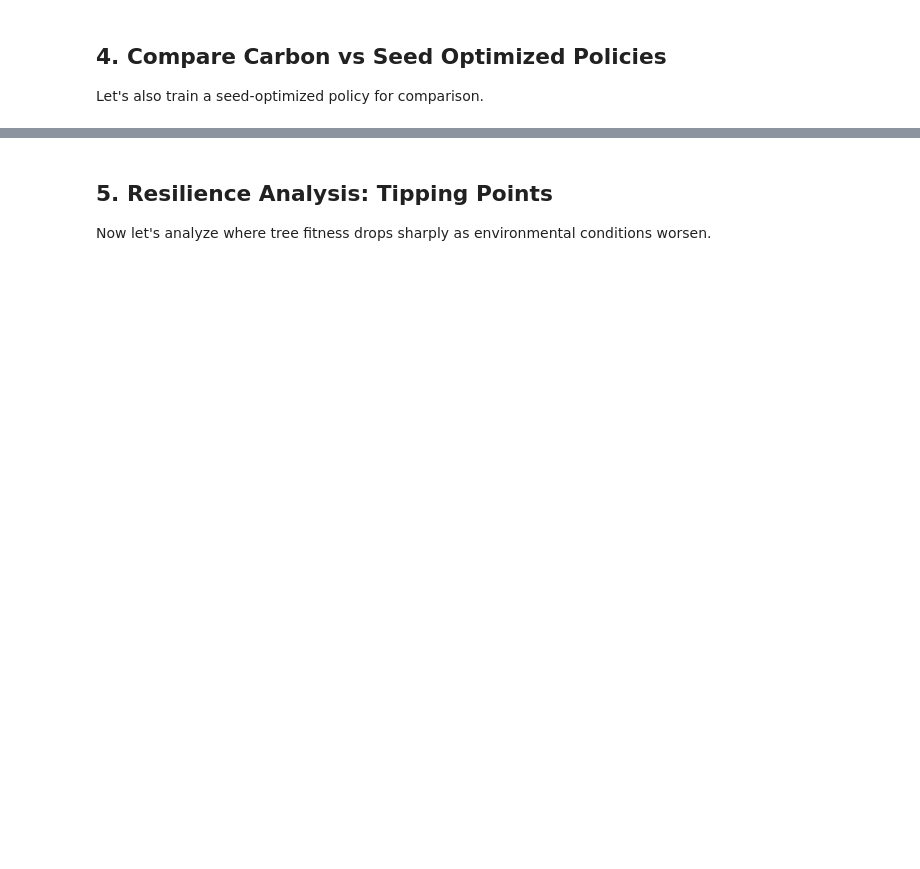
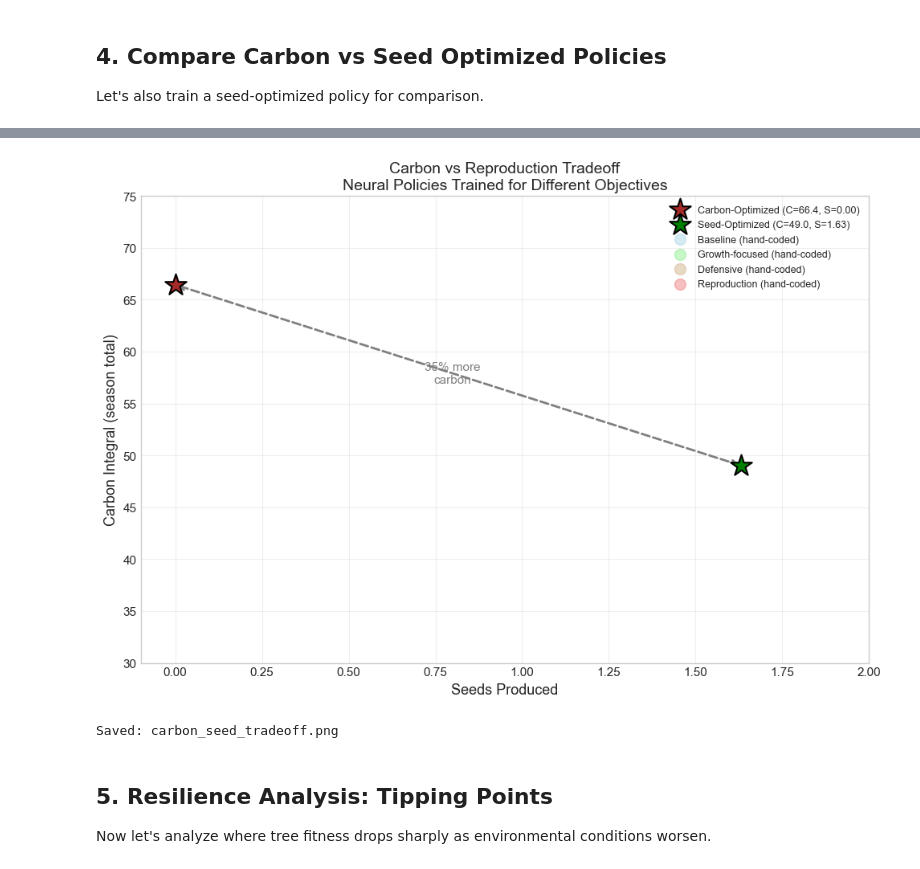
Before and after one commit to ndouglas/arborhedron, a Jupyter notebook: notebooks/08_carbon_resilience.ipynb, the cells around one changed output, grey strips where cells are left out. Drawn from its saved outputs; the diff is of its cells as text; code cells hidden in the pictures; blank space fills up the shorter version.

```diff
--- a/notebooks/08_carbon_resilience.ipynb
+++ b/notebooks/08_carbon_resilience.ipynb
@@ -380,3 +447,41 @@ print("="*60)
+# %%
+# Create the key tradeoff visualization with trained policies
+fig, ax = plt.subplots(figsize=(10, 7))
+
+# Plot trained policies (the main result)
+ax.scatter(float(carbon_seeds), float(carbon_carbon), s=400, c='brown',
+           label=f'Carbon-Optimized (C={float(carbon_carbon):.1f}, S={float(carbon_seeds):.2f})',
+           marker='*', edgecolors='black', linewidths=1.5, zorder=5)
+ax.scatter(float(seed_seeds), float(seed_carbon), s=400, c='green',
+           label=f'Seed-Optimized (C={float(seed_carbon):.1f}, S={float(seed_seeds):.2f})',
+           marker='*', edgecolors='black', linewidths=1.5, zorder=5)
+
+# Add hand-coded policies for reference (smaller, faded)
+for (name, r), color in zip(results.items(), ['lightblue', 'lightgreen', 'tan', 'lightcoral']):
+    ax.scatter(r['seeds'], r['carbon_score'], s=100, c=color, alpha=0.5,
+               label=f'{name} (hand-coded)')
+
+# Arrow showing the tradeoff
+ax.annotate('', xy=(float(seed_seeds), float(seed_carbon)),
+            xytext=(float(carbon_seeds), float(carbon_carbon)),
+            arrowprops=dict(arrowstyle='<->', color='gray', lw=2, ls='--'))
+ax.text(0.8, 57, '35% more\ncarbon', fontsize=11, ha='center', color='gray')
+
+ax.set_xlabel('Seeds Produced', fontsize=13)
+ax.set_ylabel('Carbon Integral (season total)', fontsize=13)
+ax.set_title('Carbon vs Reproduction Tradeoff\nNeural Policies Trained for Different Objectives', fontsize=14)
+ax.legend(loc='upper right', fontsize=9)
+ax.grid(True, alpha=0.3)
+ax.set_xlim(-0.1, 2.0)
+ax.set_ylim(30, 75)
+
+plt.tight_layout()
+plt.savefig('carbon_seed_tradeoff.png', dpi=150, bbox_inches='tight')
+plt.show()
+print("Saved: carbon_seed_tradeoff.png")
+# %% [output]
+[figure, added]
+Saved: carbon_seed_tradeoff.png
 # %% [markdown]
 ## 5. Resilience Analysis: Tipping Points
 
```
Also changed, not shown: parts of 16 cells of this notebook, 6 other files.
